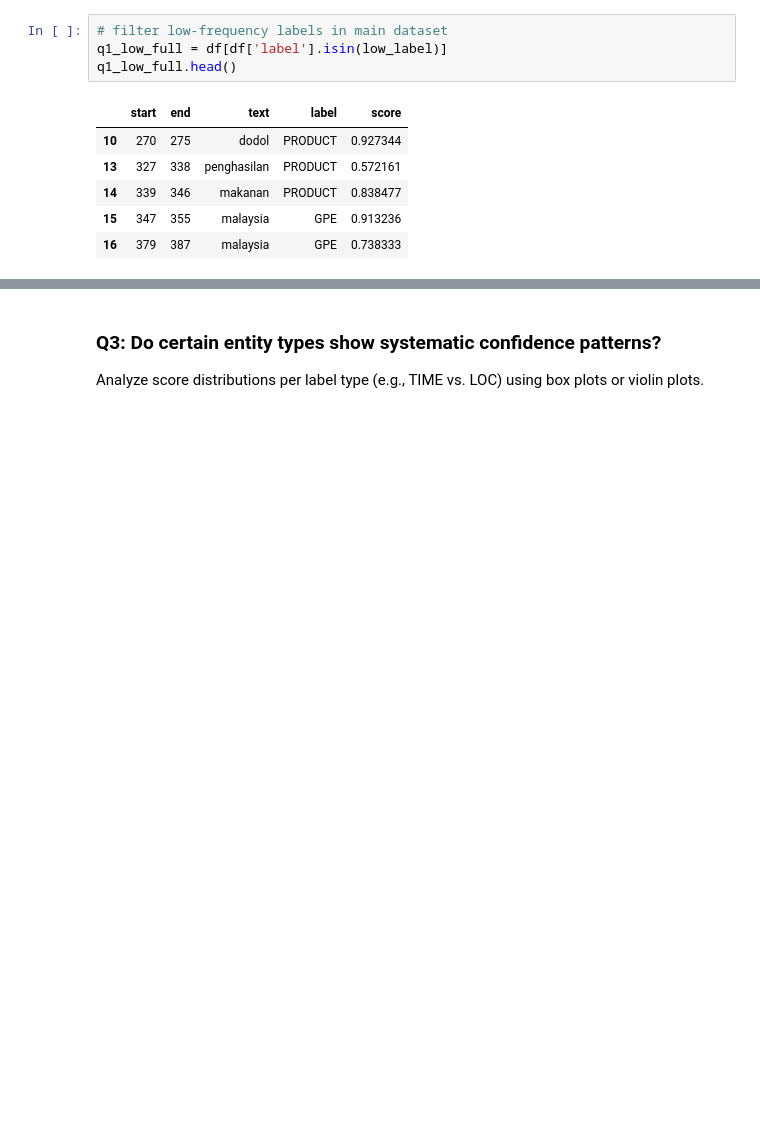
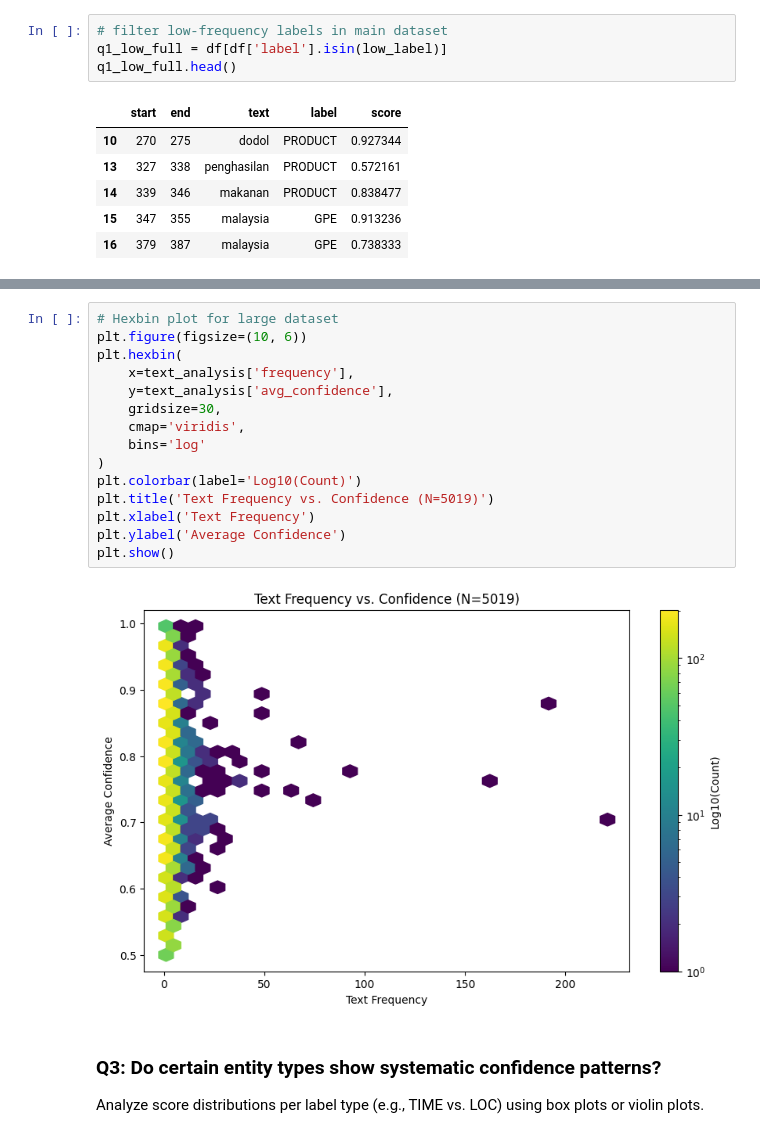
Before and after one commit to marifirfanibrahim/ner_news_malay, a Jupyter notebook: model_gliner/prediction_analysis.ipynb, the cells around one changed output, grey strips where cells are left out. Saved outputs shown, nothing was run; the diff lists cells and outputs as text; blank space fills up the shorter version.

```diff
--- a/model_gliner/prediction_analysis.ipynb
+++ b/model_gliner/prediction_analysis.ipynb
@@ -333,3 +416,20 @@ Compare word frequency between low-scoring entities and high-scoring ones.
+# %%
+# Hexbin plot for large dataset
+plt.figure(figsize=(10, 6))
+plt.hexbin(
+    x=text_analysis['frequency'],
+    y=text_analysis['avg_confidence'],
+    gridsize=30,
+    cmap='viridis',
+    bins='log'
+)
+plt.colorbar(label='Log10(Count)')
+plt.title('Text Frequency vs. Confidence (N=5019)')
+plt.xlabel('Text Frequency')
+plt.ylabel('Average Confidence')
+plt.show()
+# %% [output]
+[figure, added]
 # %% [markdown]
 ### Q3: Do certain entity types show systematic confidence patterns?
 Analyze score distributions per label type (e.g., TIME vs. LOC) using box plots or violin plots.
```
Also changed, not shown: parts of 9 cells of this notebook, 9 other files.
